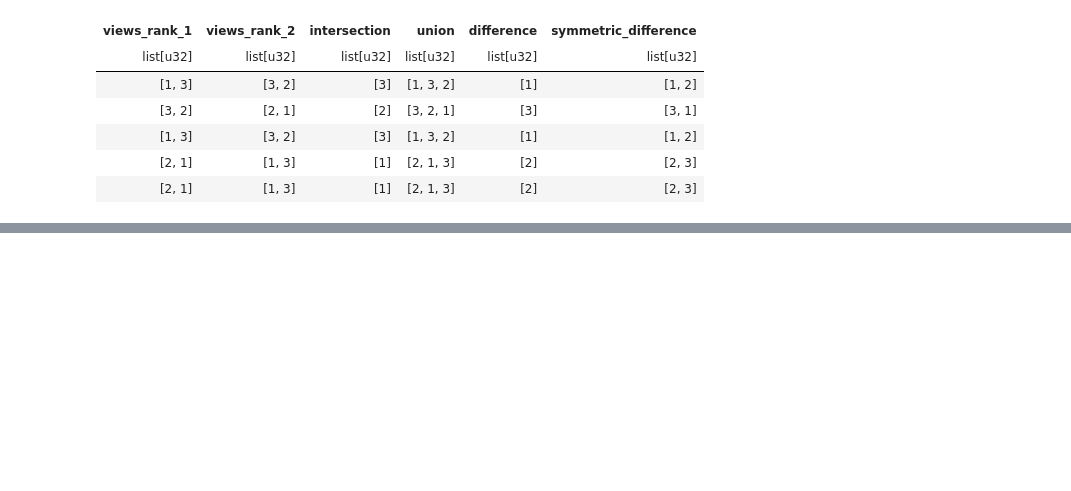
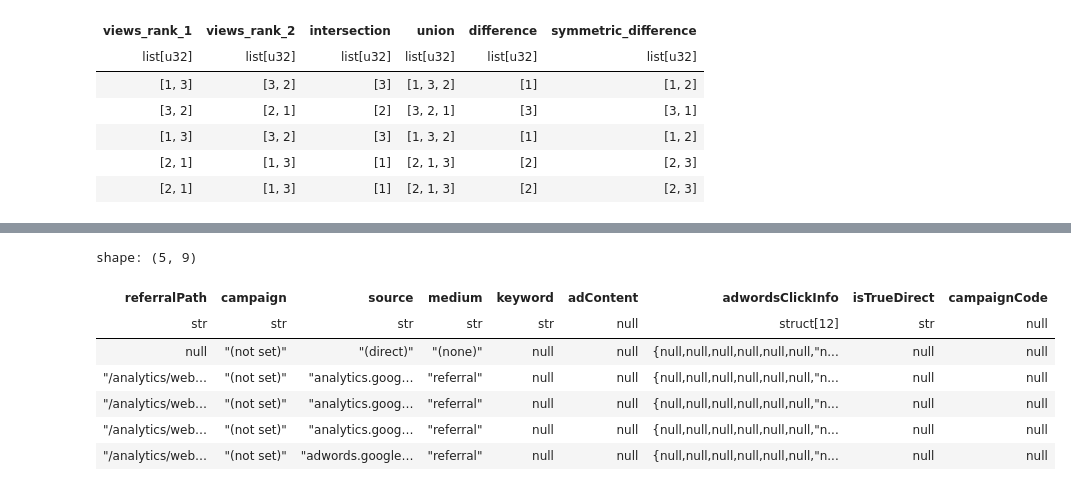
Before and after one commit to PacktPublishing/Polars-Cookbook, a Jupyter notebook: Chapter07/ch07.ipynb, the cells around one changed output, grey strips where cells are left out. Cells and saved outputs as stored; diff of their text form; code cells hidden in the pictures; blank space fills up the shorter version.

Commit message:
working with structs done

```diff
--- a/Chapter07/ch07.ipynb
+++ b/Chapter07/ch07.ipynb
@@ -624,0 +631,3 @@ shape: (5, 6)
+# %%
+df = pl.read_json('../data/ga_20170801.json')
+df.head()
@@ -624,0 +643,4 @@ shape: (5, 6)
+# %%
+cols = ['visitId', 'date', 'totals', 'trafficSource', 'customDimensions', 'channelGrouping']
+df = df.select(cols)
+df.head()
@@ -624,0 +669,4 @@ shape: (5, 6)
+# %%
+df = df.with_columns(
+    pl.struct('visitId', 'date', 'channelGrouping').alias('structFromCols')
+)
@@ -624,0 +734,17 @@ shape: (5, 6)
+# %%
+(
+    df
+    .select(
+        pl.col('trafficSource')
+    )
+    .unnest('trafficSource')
+).head()
+# %% [output]
+shape: (5, 9)
+| referralPath | campaign | source | medium | keyword | adContent | adwordsClickInfo | isTrueDirect | campaignCode |
+| str | str | str | str | str | null | struct[12] | str | null |
+| null | "(not set)" | "(direct)" | "(none)" | null | null | {null,null,null,null,null,null,"n... | null | null |
+| "/analytics/web… | "(not set)" | "analytics.goog… | "referral" | null | null | {null,null,null,null,null,null,"n... | null | null |
+| "/analytics/web… | "(not set)" | "analytics.goog… | "referral" | null | null | {null,null,null,null,null,null,"n... | null | null |
+| "/analytics/web… | "(not set)" | "analytics.goog… | "referral" | null | null | {null,null,null,null,null,null,"n... | null | null |
+| "/analytics/web… | "(not set)" | "adwords.google… | "referral" | null | null | {null,null,null,null,null,null,"n... | null | null |
```
Also changed, not shown: parts of 15 cells of this notebook.
